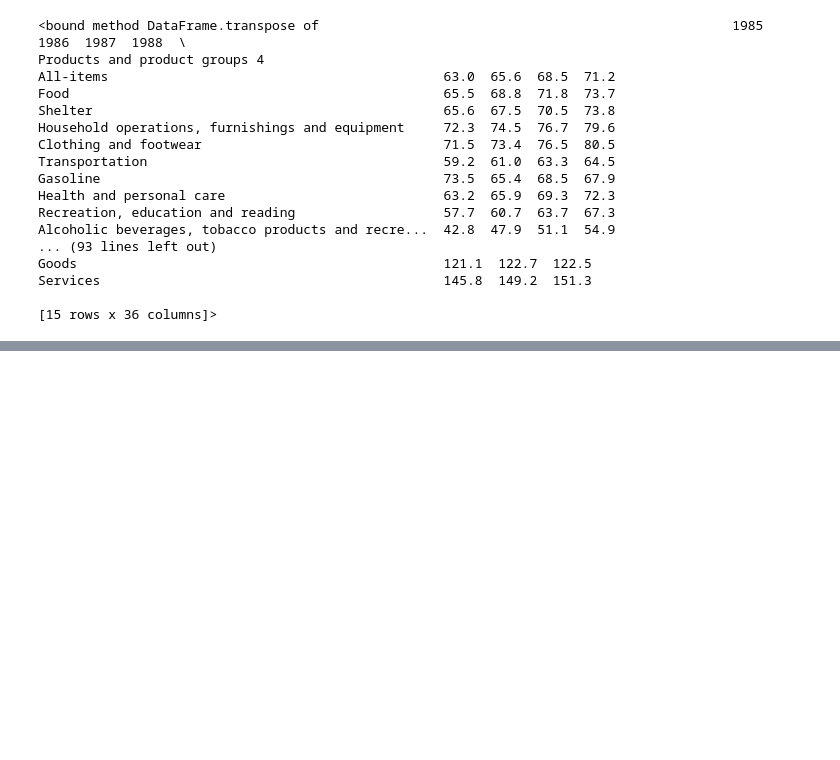
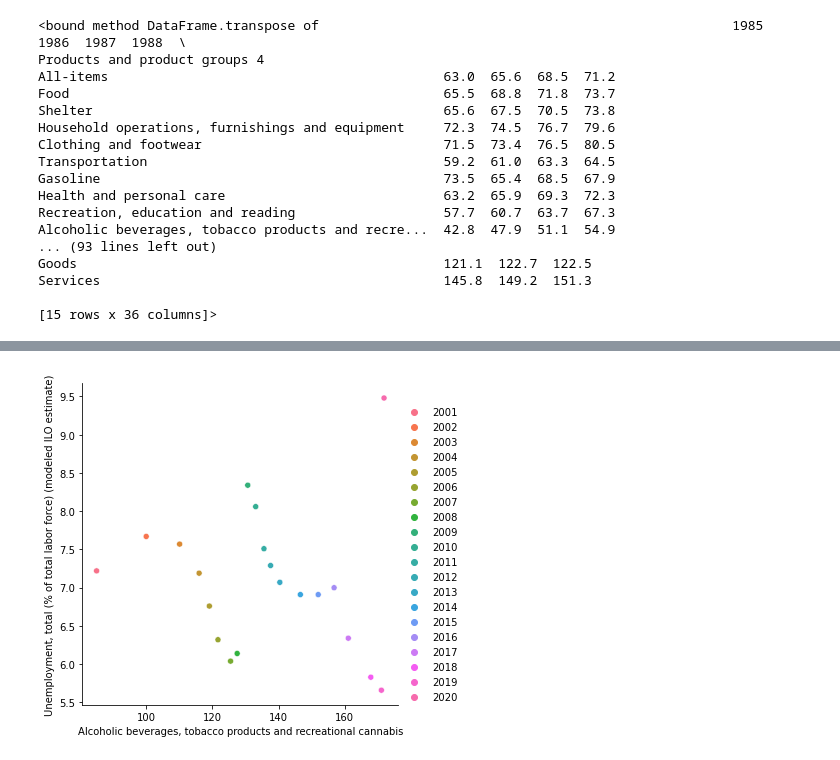
Before and after one commit to data301-2021-summer2/group-11-project, a Jupyter notebook: data/DataProcessingFunctions-Andy.ipynb, the cells around one changed output, grey strips where cells are left out. Saved outputs shown, nothing was run; the diff lists cells and outputs as text; code cells hidden in the pictures; blank space fills up the shorter version.

```diff
--- a/data/DataProcessingFunctions-Andy.ipynb
+++ b/data/DataProcessingFunctions-Andy.ipynb
@@ -221,0 +254,4 @@ Services                                            145.8  149.2  151.3
+# %%
+ax = sns.relplot(y='Unemployment, total (% of total labor force) (modeled ILO estimate)', x='Alcoholic beverages, tobacco products and recreational cannabis', data=masterDFFrom2000to2021.transpose(),hue=masterDFFrom2000to2021.columns)
+# %% [output]
+[figure, added]
```
Also changed, not shown: parts of 4 cells of this notebook.
